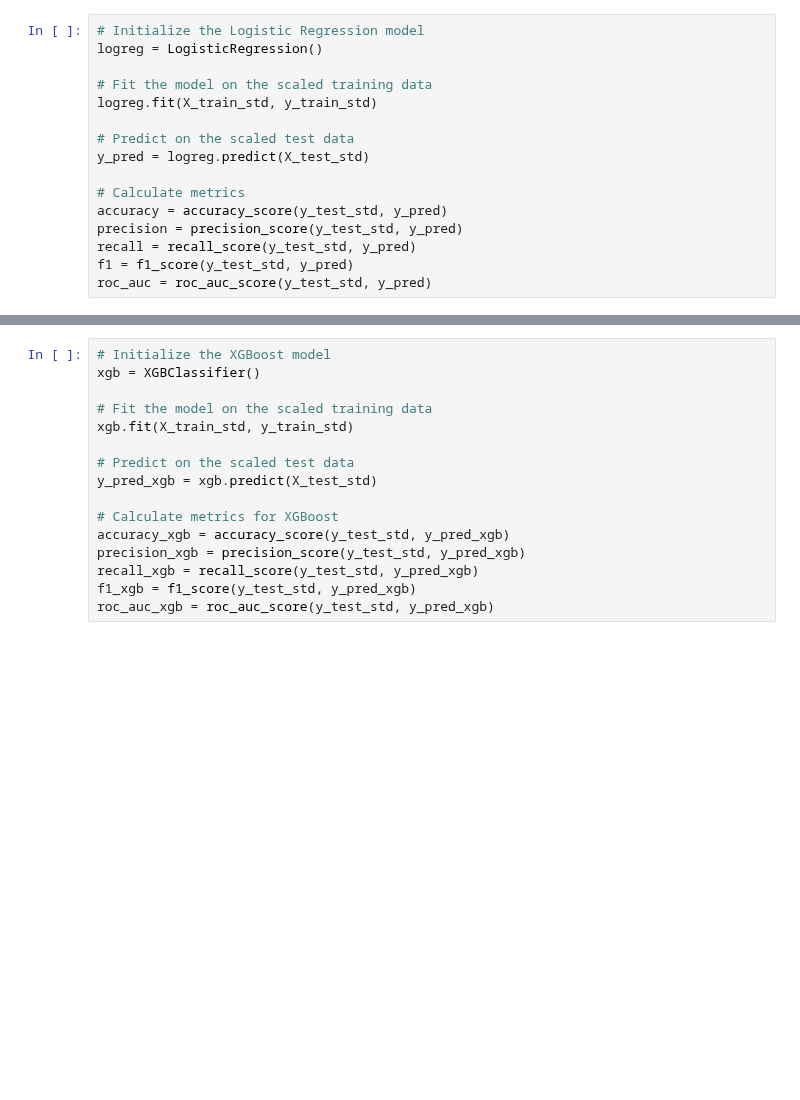
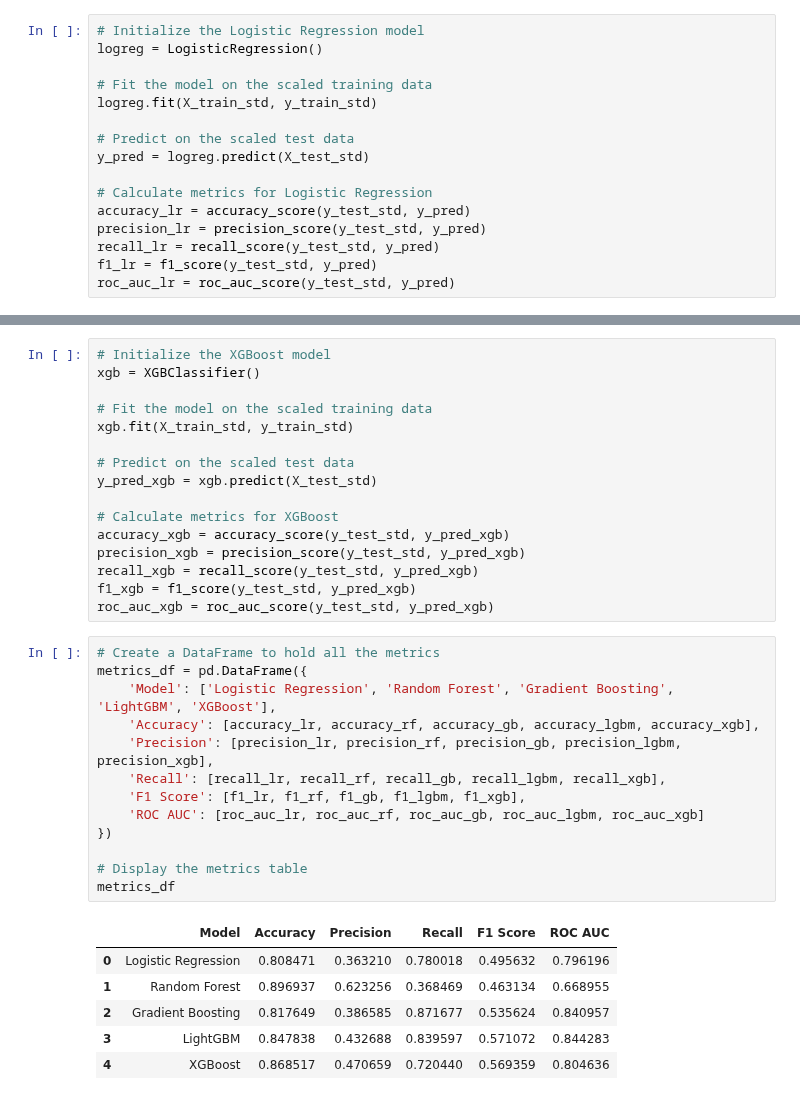
Before and after one commit to McGill-MMA-EnterpriseAnalytics/customer_banking, a Jupyter notebook: Classification_Problem.ipynb, the cells around one changed output, grey strips where cells are left out. Saved outputs shown, nothing was run; the diff lists cells and outputs as text; blank space fills up the shorter version.

Commit message:
Displaying Results

```diff
--- a/Classification_Problem.ipynb
+++ b/Classification_Problem.ipynb
@@ -383,12 +383,12 @@ logreg.fit(X_train_std, y_train_std)
 # Predict on the scaled test data
 y_pred = logreg.predict(X_test_std)
 
-# Calculate metrics
-accuracy = accuracy_score(y_test_std, y_pred)
-precision = precision_score(y_test_std, y_pred)
-recall = recall_score(y_test_std, y_pred)
-f1 = f1_score(y_test_std, y_pred)
-roc_auc = roc_auc_score(y_test_std, y_pred)
+# Calculate metrics for Logistic Regression
+accuracy_lr = accuracy_score(y_test_std, y_pred)
+precision_lr = precision_score(y_test_std, y_pred)
+recall_lr = recall_score(y_test_std, y_pred)
+f1_lr = f1_score(y_test_std, y_pred)
+roc_auc_lr = roc_auc_score(y_test_std, y_pred)
 # %% [output]
 STOP: TOTAL NO. of ITERATIONS REACHED LIMIT.
 
@@ -471,3 +469,23 @@ precision_xgb = precision_score(y_test_std, y_pred_xgb)
 recall_xgb = recall_score(y_test_std, y_pred_xgb)
 f1_xgb = f1_score(y_test_std, y_pred_xgb)
 roc_auc_xgb = roc_auc_score(y_test_std, y_pred_xgb)
+# %%
+# Create a DataFrame to hold all the metrics
+metrics_df = pd.DataFrame({
+    'Model': ['Logistic Regression', 'Random Forest', 'Gradient Boosting', 'LightGBM', 'XGBoost'],
+    'Accuracy': [accuracy_lr, accuracy_rf, accuracy_gb, accuracy_lgbm, accuracy_xgb],
+    'Precision': [precision_lr, precision_rf, precision_gb, precision_lgbm, precision_xgb],
+    'Recall': [recall_lr, recall_rf, recall_gb, recall_lgbm, recall_xgb],
+    'F1 Score': [f1_lr, f1_rf, f1_gb, f1_lgbm, f1_xgb],
+    'ROC AUC': [roc_auc_lr, roc_auc_rf, roc_auc_gb, roc_auc_lgbm, roc_auc_xgb]
+})
+
+# Display the metrics table
+metrics_df
+# %% [output]
+|  | Model | Accuracy | Precision | Recall | F1 Score | ROC AUC |
+| 0 | Logistic Regression | 0.808471 | 0.363210 | 0.780018 | 0.495632 | 0.796196 |
+| 1 | Random Forest | 0.896937 | 0.623256 | 0.368469 | 0.463134 | 0.668955 |
+| 2 | Gradient Boosting | 0.817649 | 0.386585 | 0.871677 | 0.535624 | 0.840957 |
+| 3 | LightGBM | 0.847838 | 0.432688 | 0.839597 | 0.571072 | 0.844283 |
+| 4 | XGBoost | 0.868517 | 0.470659 | 0.720440 | 0.569359 | 0.804636 |
```
Also changed, not shown: parts of 2 cells of this notebook.
